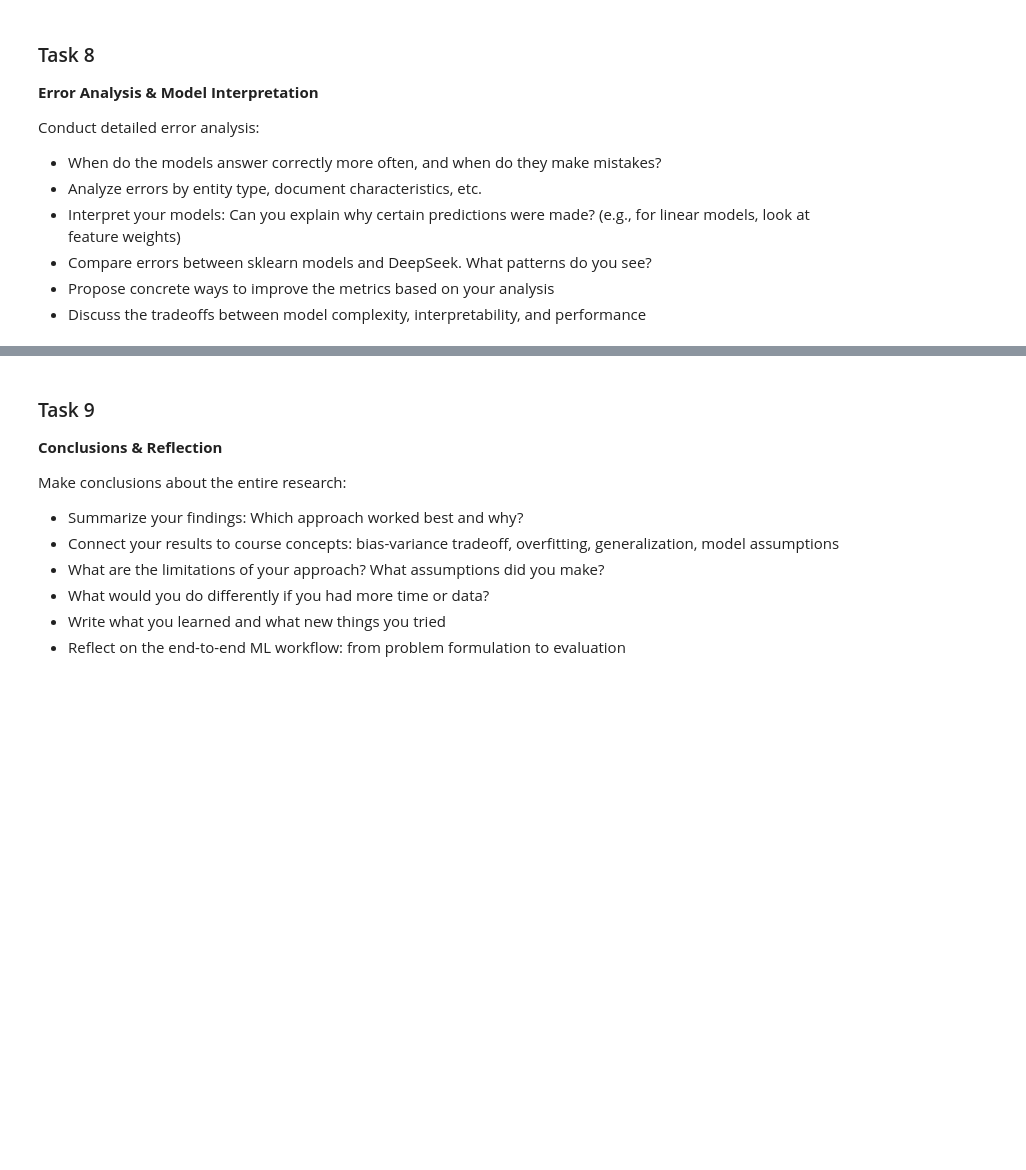
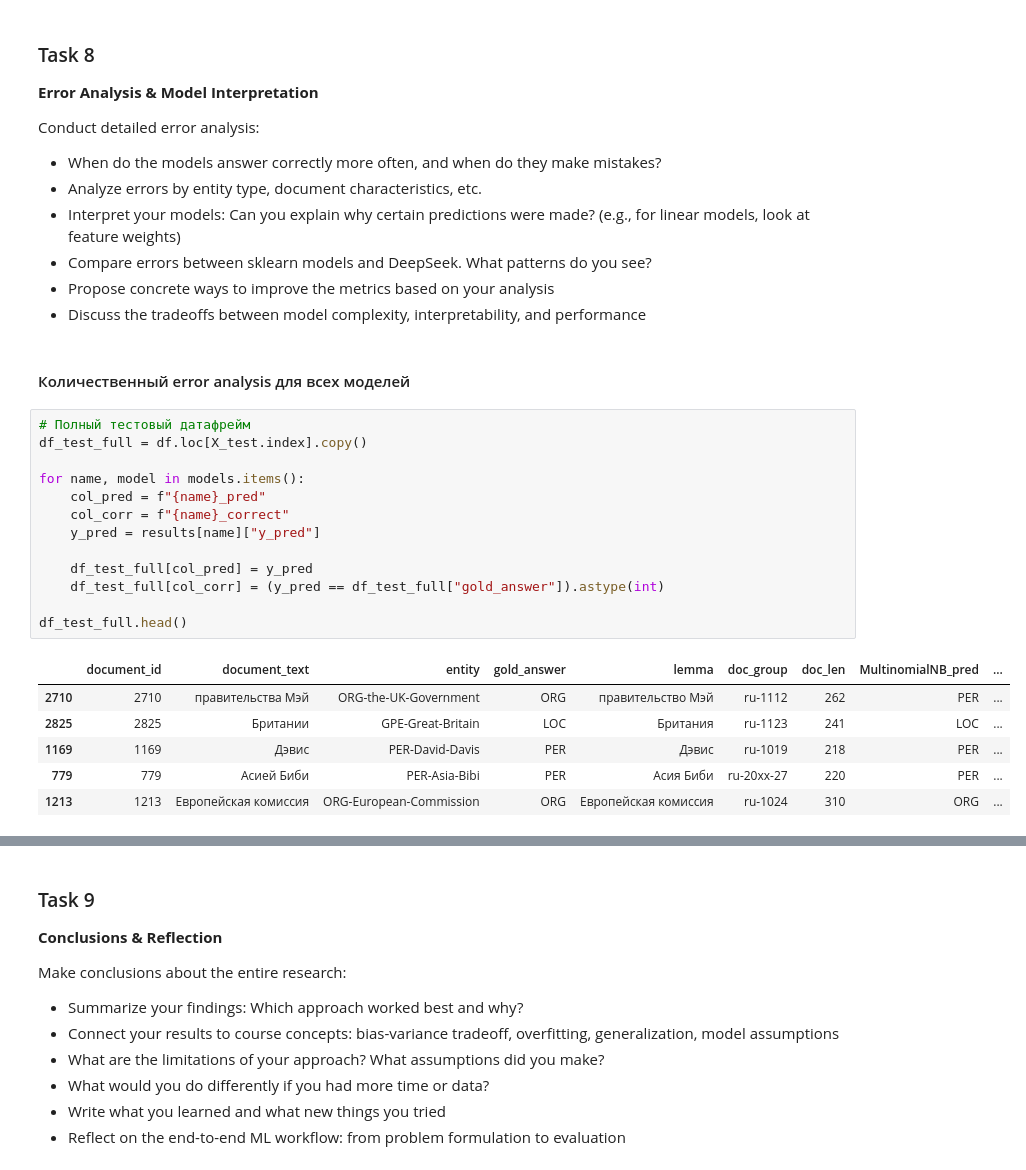
Before and after one commit to vovaggri/MMAD_hw_bonus, a Jupyter notebook: BonusHW.ipynb, the cells around one changed output, grey strips where cells are left out. Drawn from its saved outputs; the diff is of its cells as text; blank space fills up the shorter version.

```diff
--- a/BonusHW.ipynb
+++ b/BonusHW.ipynb
@@ -822,3 +955,25 @@ Conduct detailed error analysis:
 - Compare errors between sklearn models and DeepSeek. What patterns do you see?
 - Propose concrete ways to improve the metrics based on your analysis
 - Discuss the tradeoffs between model complexity, interpretability, and performance
+# %% [markdown]
+#### Количественный error analysis для всех моделей
+# %%
+# Полный тестовый датафрейм
+df_test_full = df.loc[X_test.index].copy()
+
+for name, model in models.items():
+    col_pred = f"{name}_pred"
+    col_corr = f"{name}_correct"
+    y_pred = results[name]["y_pred"]
+
+    df_test_full[col_pred] = y_pred
+    df_test_full[col_corr] = (y_pred == df_test_full["gold_answer"]).astype(int)
+
+df_test_full.head()
+# %% [output]
+|  | document_id | document_text | entity | gold_answer | lemma | doc_group | doc_len | MultinomialNB_pred | ... |
+| 2710 | 2710 | правительства Мэй | ORG-the-UK-Government | ORG | правительство Мэй | ru-1112 | 262 | PER | ... |
+| 2825 | 2825 | Британии | GPE-Great-Britain | LOC | Британия | ru-1123 | 241 | LOC | ... |
+| 1169 | 1169 | Дэвис | PER-David-Davis | PER | Дэвис | ru-1019 | 218 | PER | ... |
+| 779 | 779 | Асией Биби | PER-Asia-Bibi | PER | Асия Биби | ru-20xx-27 | 220 | PER | ... |
+| 1213 | 1213 | Европейская комиссия | ORG-European-Commission | ORG | Европейская комиссия | ru-1024 | 310 | ORG | ... |
```
Also changed, not shown: parts of 17 cells of this notebook.
